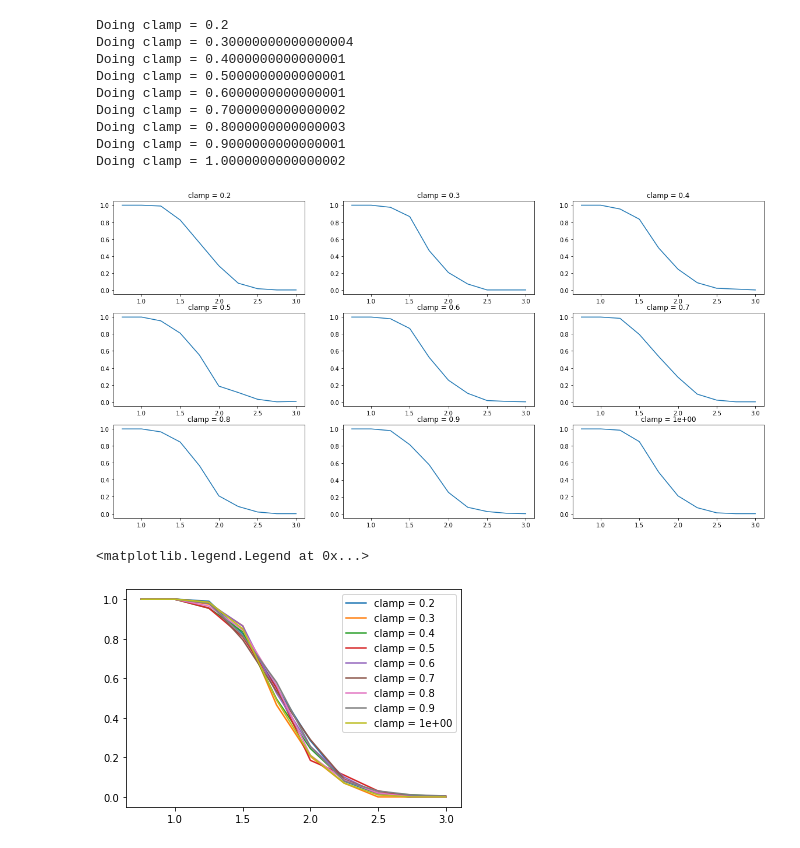
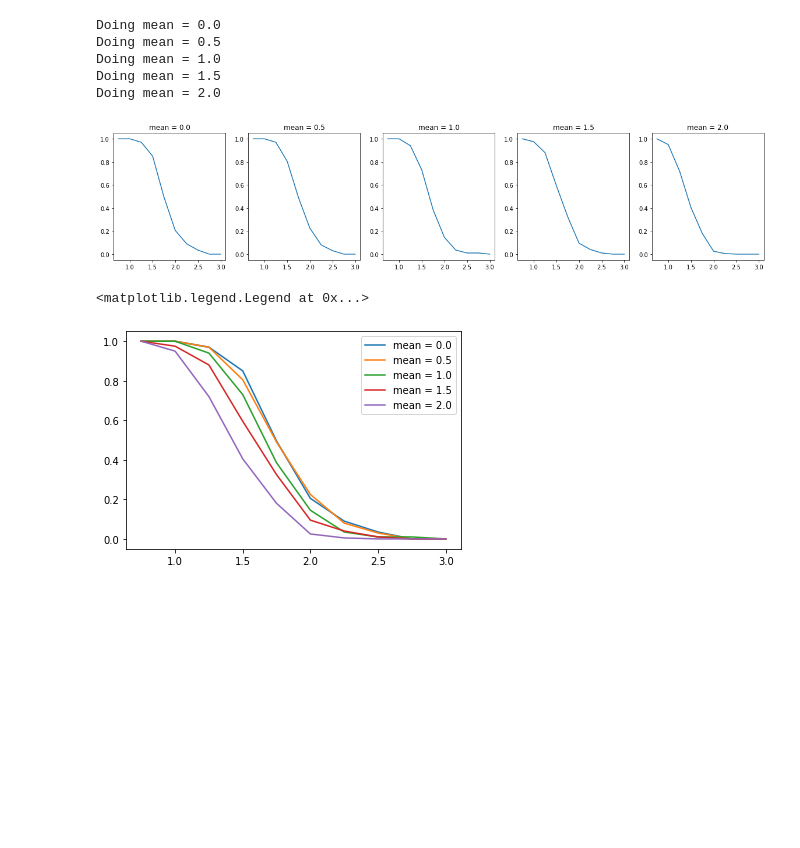
Before and after one commit to armand-colin/neural-networks-g12, a Jupyter notebook: clamping_test.ipynb, the cells around one changed output. Cells and saved outputs as stored; diff of their text form; code cells hidden in the pictures; blank space fills up the shorter version.

```diff
--- a/clamping_test.ipynb
+++ b/clamping_test.ipynb
@@ -9,15 +9,14 @@ nd = 200
 nmax = 100
 
 alpha_range = np.arange(0.75, 3.0001, 0.25)
-clamp_range = np.arange(0.2, 1.0001, 0.1)
+mean_range = np.arange(0.0, 2.0001, 0.5)
 results = []
 
 generator = DataGenerator(N)
 
-for clamp in clamp_range:
+for mean in mean_range:
 
-    print(f"Doing {clamp = }")
-    clamp = ((1.0 - clamp) * 0.5, (1.0 + clamp) * 0.5)
+    print(f"Doing {mean = }")
 
     success_runs = np.zeros(len(alpha_range))
 
@@ -27,7 +26,7 @@ for clamp in clamp_range:
         success_sum = 0
         for _ in range(nd):
             perceptron = Perceptron(N)
-            X, Y = generator.generate(P, clamp=clamp)
+            X, Y = generator.generate(P, mean=mean)
             if perceptron.train(X, Y, nmax):
                 success_sum += 1
 
@@ -35,27 +34,22 @@ for clamp in clamp_range:
 
     results.append(success_runs)
 # %% [output]
-Doing clamp = 0.2
-Doing clamp = 0.30000000000000004
-Doing clamp = 0.4000000000000001
-Doing clamp = 0.5000000000000001
-Doing clamp = 0.6000000000000001
-Doing clamp = 0.7000000000000002
-Doing clamp = 0.8000000000000003
-Doing clamp = 0.9000000000000001
-Doing clamp = 1.0000000000000002
+Doing mean = 0.0
+Doing mean = 0.5
+Doing mean = 1.0
+Doing mean = 1.5
+Doing mean = 2.0
 # %%
-fig, plots = plt.subplots(3, 3, figsize=(20, 10))
-plots = list(plots[0]) + list(plots[1]) + list(plots[2])
+fig, plots = plt.subplots(1, len(mean_range), figsize=(20, 4))
 for i, plot in enumerate(plots):
     plot.plot(alpha_range, results[i])
-    plot.set_title(f"clamp = {clamp_range[i]:.1}")
+    plot.set_title(f"mean = {mean_range[i]:.1f}")
 # %% [output]
-[figure, old version]
+[figure, new version]
 # %%
 for i, plot in enumerate(plots):
-    plt.plot(alpha_range, results[i], label=f"clamp = {round(clamp_range[i], 1)}")
+    plt.plot(alpha_range, results[i], label=f"mean = {round(mean_range[i], 1)}")
 plt.legend()
 # %% [output]
 <matplotlib.legend.Legend at 0x...>
-[figure, old version]
+[figure, new version]
```
Also changed, not shown: 4 other files.
